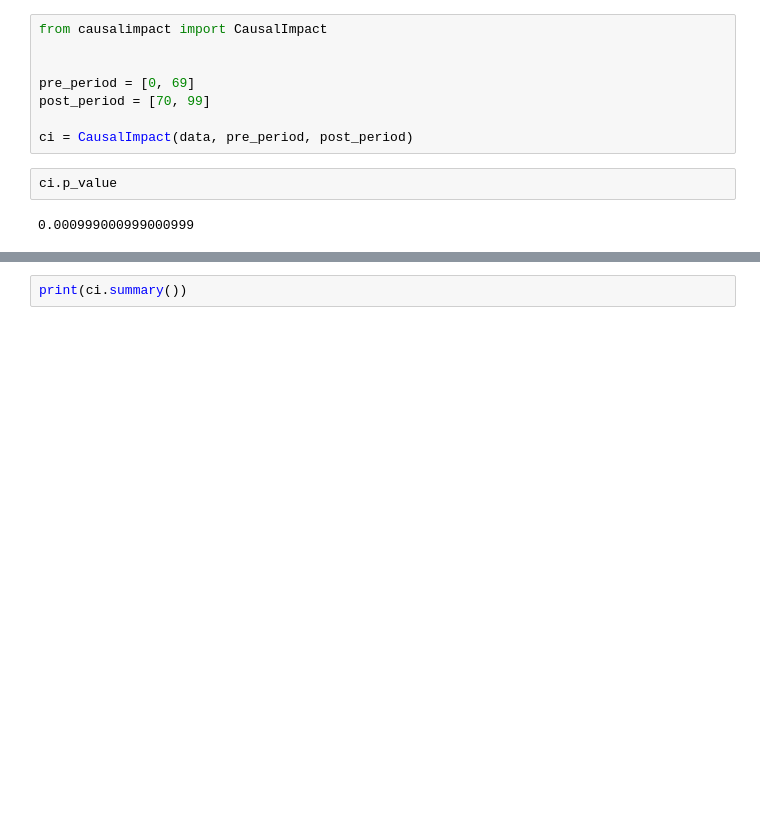
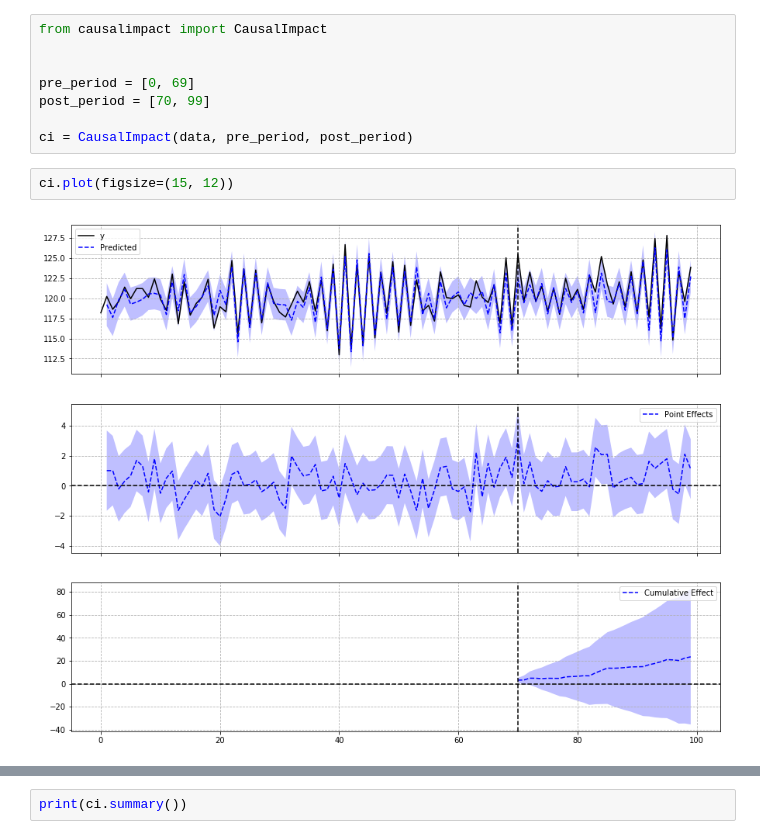
Before and after one commit to josef-pkt/causalimpact, a Jupyter notebook: examples/getting_started.ipynb, the cells around one changed output, grey strips where cells are left out. Drawn from its saved outputs; the diff is of its cells as text; blank space fills up the shorter version.

```diff
--- a/examples/getting_started.ipynb
+++ b/examples/getting_started.ipynb
@@ -57,7 +57,7 @@ pre_period = [0, 69]
 post_period = [70, 99]
 
 ci = CausalImpact(data, pre_period, post_period)
-# %%
-ci.p_value
-# %% [output]
-0.000999000999000999
+# %%
+ci.plot(figsize=(15, 12))
+# %% [output]
+[figure, added]
```
Also changed, not shown: parts of 47 cells of this notebook, 5 other files.
